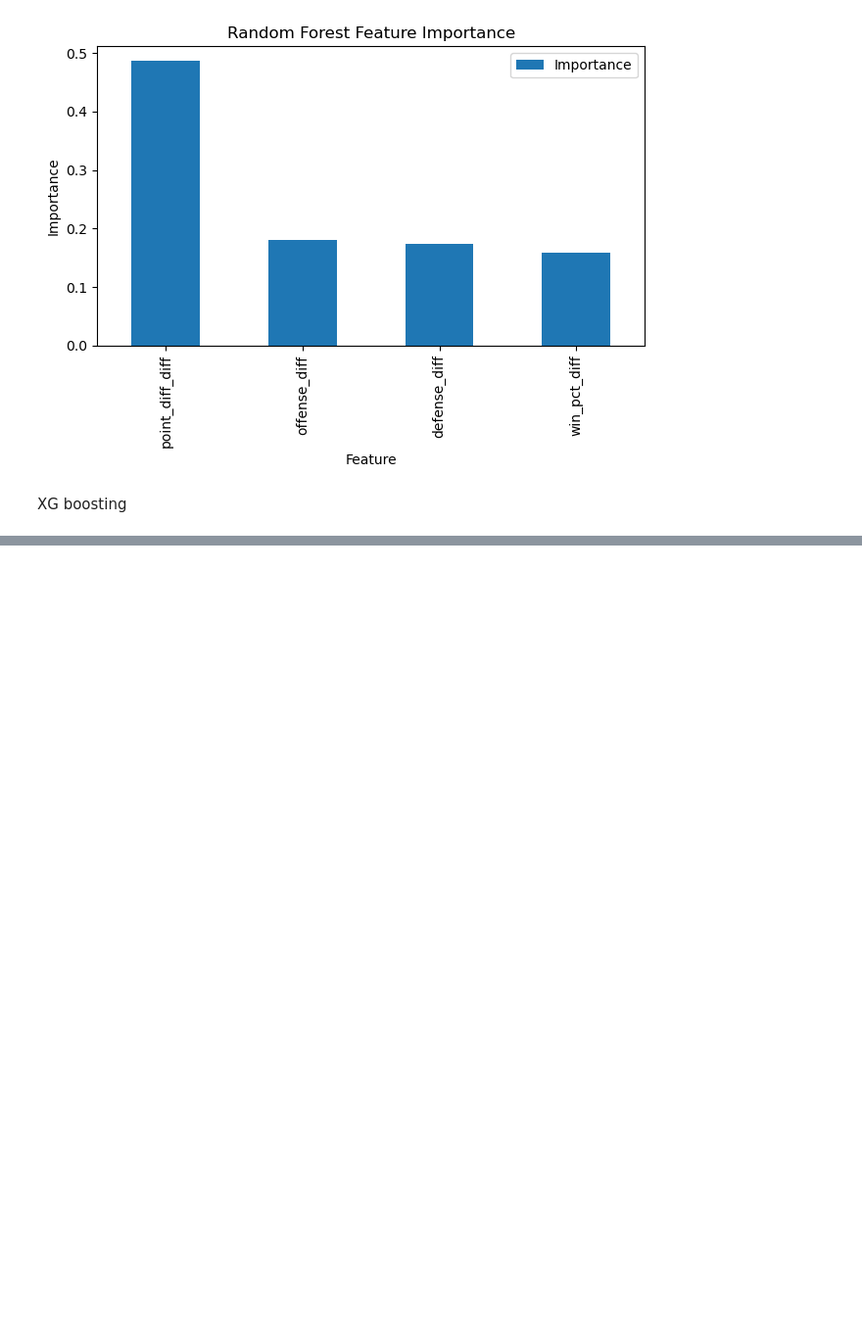
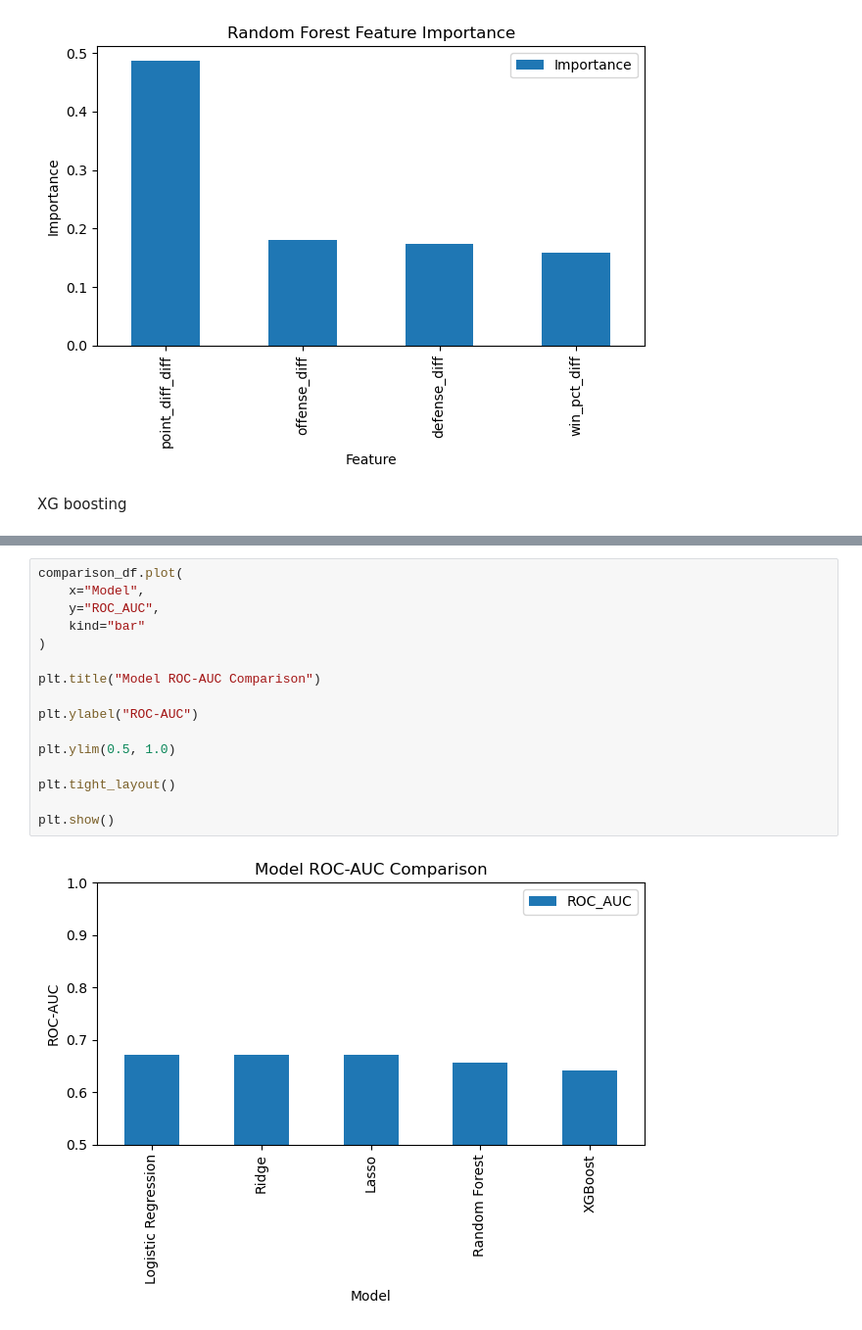
Before and after one commit to AayushPandey-hub/nba-win-prediction, a Jupyter notebook: modeling.ipynb, the cells around one changed output, grey strips where cells are left out. Shown at 98% size. Cells and saved outputs as stored; diff of their text form; blank space fills up the shorter version.

```diff
--- a/modeling.ipynb
+++ b/modeling.ipynb
@@ -367,0 +502,18 @@ XG boosting
+# %%
+comparison_df.plot(
+    x="Model",
+    y="ROC_AUC",
+    kind="bar"
+)
+
+plt.title("Model ROC-AUC Comparison")
+
+plt.ylabel("ROC-AUC")
+
+plt.ylim(0.5, 1.0)
+
+plt.tight_layout()
+
+plt.show()
+# %% [output]
+[figure, added]
```
Also changed, not shown: parts of 20 cells of this notebook, 2 other files.
